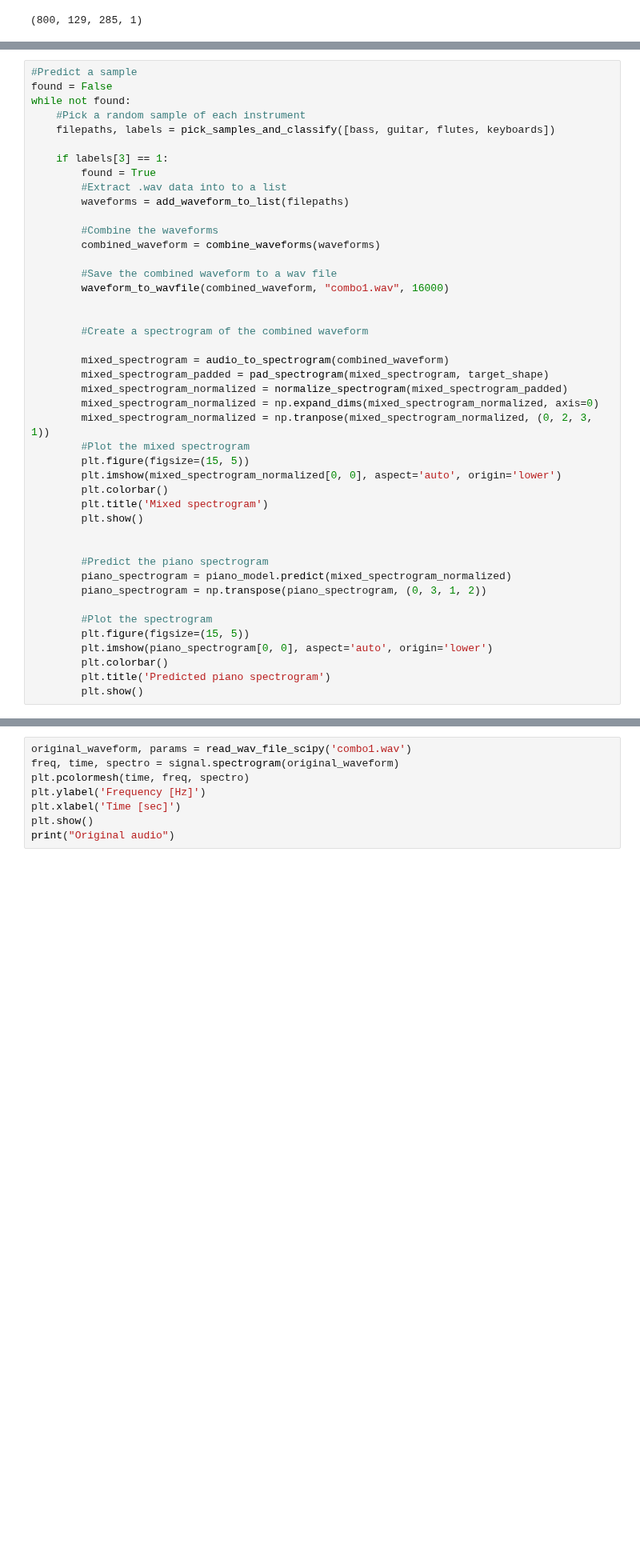
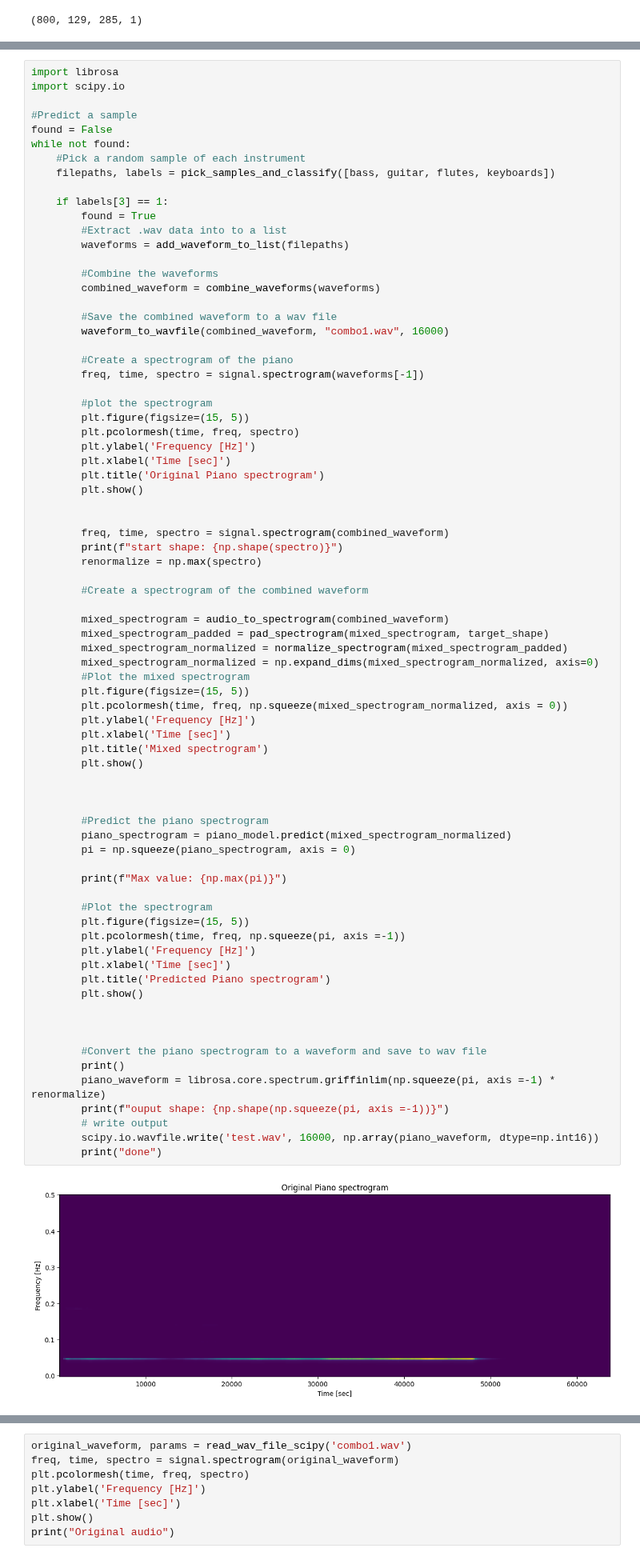
Before and after one commit to JanMcKenzie/AudioNNRep, a Jupyter notebook: final_project_simon_unet_clean.ipynb, the cells around one changed output, grey strips where cells are left out. Shown at 80% size. Drawn from its saved outputs; the diff is of its cells as text; blank space fills up the shorter version.

Commit message:
Piano seperator

```diff
--- a/final_project_simon_unet_clean.ipynb
+++ b/final_project_simon_unet_clean.ipynb
@@ -557,4 +557,7 @@ history = piano_model.fit(
 # %%
+import librosa
+import scipy.io
+
 #Predict a sample
 found = False
 while not found:
@@ -564,37 +567,68 @@ while not found:
     if labels[3] == 1:
         found = True
         #Extract .wav data into to a list
         waveforms = add_waveform_to_list(filepaths)
 
         #Combine the waveforms
         combined_waveform = combine_waveforms(waveforms)
 
         #Save the combined waveform to a wav file
         waveform_to_wavfile(combined_waveform, "combo1.wav", 16000)
 
+        #Create a spectrogram of the piano
+        freq, time, spectro = signal.spectrogram(waveforms[-1])
+
+        #plot the spectrogram
+        plt.figure(figsize=(15, 5))
+        plt.pcolormesh(time, freq, spectro)
+        plt.ylabel('Frequency [Hz]')
+        plt.xlabel('Time [sec]')
+        plt.title('Original Piano spectrogram')
+        plt.show()
+
+
+        freq, time, spectro = signal.spectrogram(combined_waveform)
+        print(f"start shape: {np.shape(spectro)}")
+        renormalize = np.max(spectro)
 
         #Create a spectrogram of the combined waveform
 
         mixed_spectrogram = audio_to_spectrogram(combined_waveform)
         mixed_spectrogram_padded = pad_spectrogram(mixed_spectrogram, target_shape)
         mixed_spectrogram_normalized = normalize_spectrogram(mixed_spectrogram_padded)
         mixed_spectrogram_normalized = np.expand_dims(mixed_spectrogram_normalized, axis=0)
-        mixed_spectrogram_normalized = np.tranpose(mixed_spectrogram_normalized, (0, 2, 3, 1))
         #Plot the mixed spectrogram
         plt.figure(figsize=(15, 5))
-        plt.imshow(mixed_spectrogram_normalized[0, 0], aspect='auto', origin='lower')
-        plt.colorbar()
+        plt.pcolormesh(time, freq, np.squeeze(mixed_spectrogram_normalized, axis = 0))
+        plt.ylabel('Frequency [Hz]')
+        plt.xlabel('Time [sec]')
         plt.title('Mixed spectrogram')
         plt.show()
 
 
+
         #Predict the piano spectrogram
         piano_spectrogram = piano_model.predict(mixed_spectrogram_normalized)
-        piano_spectrogram = np.transpose(piano_spectrogram, (0, 3, 1, 2))
+        pi = np.squeeze(piano_spectrogram, axis = 0)
+
+        print(f"Max value: {np.max(pi)}")
 
         #Plot the spectrogram
         plt.figure(figsize=(15, 5))
-        plt.imshow(piano_spectrogram[0, 0], aspect='auto', origin='lower')
-        plt.colorbar()
-        plt.title('Predicted piano spectrogram')
+        plt.pcolormesh(time, freq, np.squeeze(pi, axis =-1))
+        plt.ylabel('Frequency [Hz]')
+        plt.xlabel('Time [sec]')
+        plt.title('Predicted Piano spectrogram')
         plt.show()
+
+
+
+        #Convert the piano spectrogram to a waveform and save to wav file
+        print()
+        piano_waveform = librosa.core.spectrum.griffinlim(np.squeeze(pi, axis =-1) * renormalize)
+        print(f"ouput shape: {np.shape(np.squeeze(pi, axis =-1))}")
+        # write output
+        scipy.io.wavfile.write('test.wav', 16000, np.array(piano_waveform, dtype=np.int16))
+        print("done")
+# %% [output]
+[figure, added]
```
Also changed, not shown: parts of 2 cells of this notebook.
